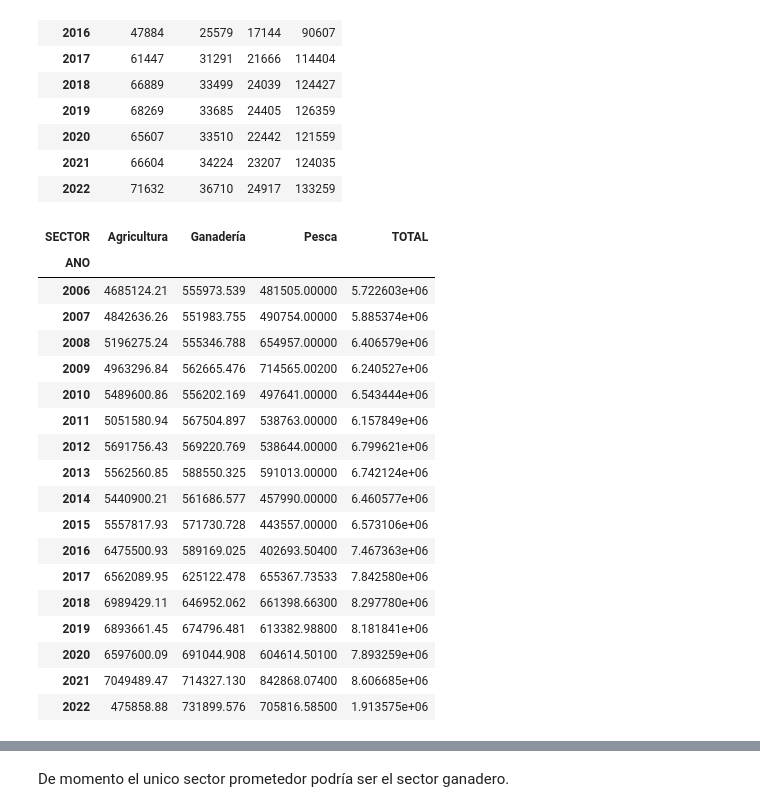
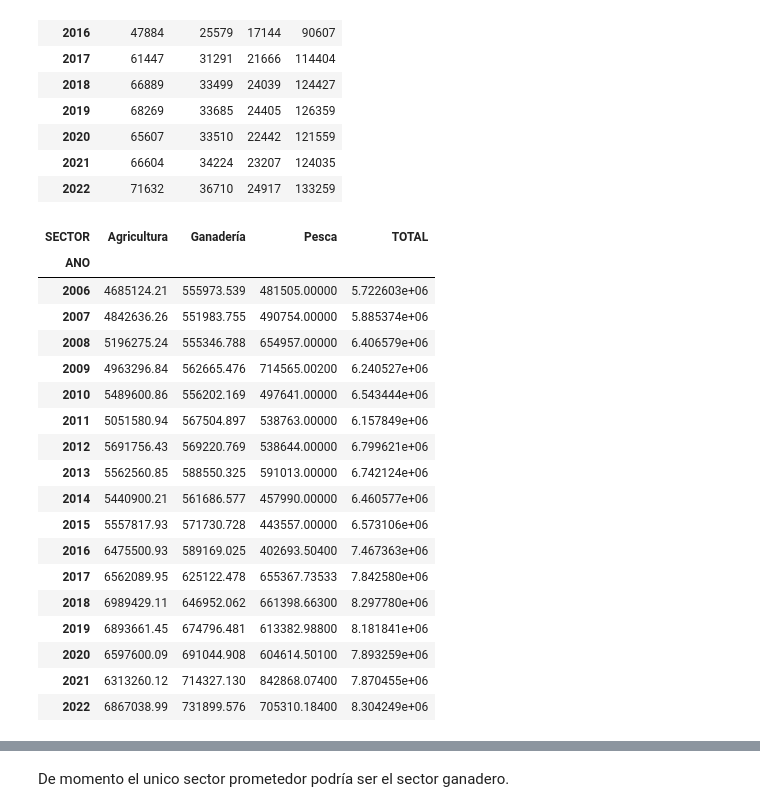
Before and after one commit to empleo-inducido/Trabajos_Generados, a Jupyter notebook: segunda_parte/relations_correlations.ipynb, the cells around one changed output, grey strips where cells are left out. Saved outputs shown, nothing was run; the diff lists cells and outputs as text; code cells hidden in the pictures.

```diff
--- a/segunda_parte/relations_correlations.ipynb
+++ b/segunda_parte/relations_correlations.ipynb
@@ -49,29 +49,29 @@ imss_registros_anual
 # %%
 #Produccion anual por sector
 produccion_total_anual = df_agp[['ANO','SECTOR','PRODTON']].groupby(['ANO','SECTOR'])['PRODTON'].sum()
-produccion_total_anual = produccion_total_anual.unstack('SECTOR').drop(index = 2023)
+produccion_total_anual = produccion_total_anual.unstack('SECTOR')
 produccion_total_anual['TOTAL'] = produccion_total_anual[['Agricultura', 'Ganadería', 'Pesca']].sum(axis=1)
 produccion_total_anual
 # %% [output]
 | SECTOR | Agricultura | Ganadería | Pesca | TOTAL |
 | ANO |  |  |  |  |
 | 2006 | 4685124.21 | 555973.539 | 481505.00000 | 5.722603e+06 |
 | 2007 | 4842636.26 | 551983.755 | 490754.00000 | 5.885374e+06 |
 | 2008 | 5196275.24 | 555346.788 | 654957.00000 | 6.406579e+06 |
 | 2009 | 4963296.84 | 562665.476 | 714565.00200 | 6.240527e+06 |
 | 2010 | 5489600.86 | 556202.169 | 497641.00000 | 6.543444e+06 |
 | 2011 | 5051580.94 | 567504.897 | 538763.00000 | 6.157849e+06 |
 | 2012 | 5691756.43 | 569220.769 | 538644.00000 | 6.799621e+06 |
 | 2013 | 5562560.85 | 588550.325 | 591013.00000 | 6.742124e+06 |
 | 2014 | 5440900.21 | 561686.577 | 457990.00000 | 6.460577e+06 |
 | 2015 | 5557817.93 | 571730.728 | 443557.00000 | 6.573106e+06 |
 | 2016 | 6475500.93 | 589169.025 | 402693.50400 | 7.467363e+06 |
 | 2017 | 6562089.95 | 625122.478 | 655367.73533 | 7.842580e+06 |
 | 2018 | 6989429.11 | 646952.062 | 661398.66300 | 8.297780e+06 |
 | 2019 | 6893661.45 | 674796.481 | 613382.98800 | 8.181841e+06 |
 | 2020 | 6597600.09 | 691044.908 | 604614.50100 | 7.893259e+06 |
-| 2021 | 7049489.47 | 714327.130 | 842868.07400 | 8.606685e+06 |
-| 2022 | 475858.88 | 731899.576 | 705816.58500 | 1.913575e+06 |
+| 2021 | 6313260.12 | 714327.130 | 842868.07400 | 7.870455e+06 |
+| 2022 | 6867038.99 | 731899.576 | 705310.18400 | 8.304249e+06 |
 # %%
 # Se realizan graficas por pares, para comparar el comportamiento de los registros y la produccion anual en cada sector
 columns = produccion_total_anual.columns
```
Also changed, not shown: parts of 4 cells of this notebook, 7 other files.
